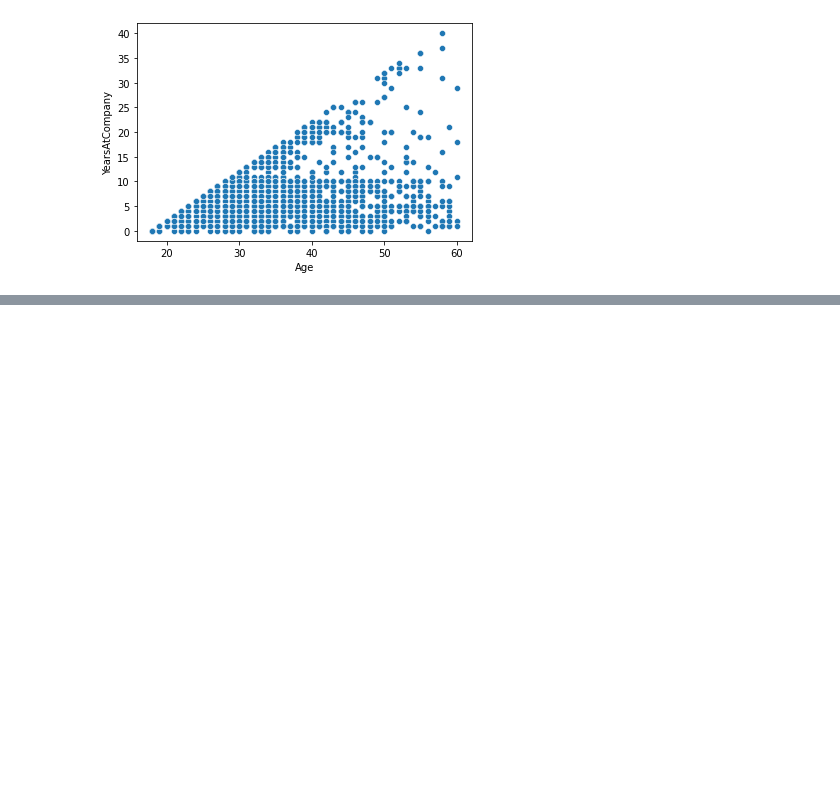
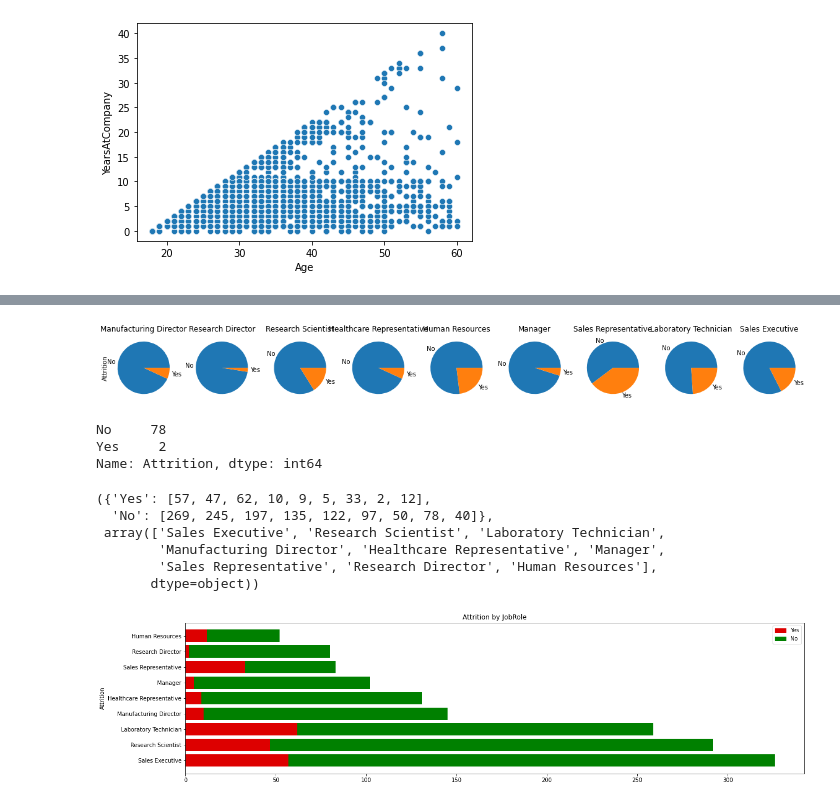
Before and after one commit to santokalayil/IBM_HR_Analytics_Employee_Attrition_and_Performance, a Jupyter notebook: IBM_HR_Analytics_Employee_Attrition_&_Performance.ipynb, the cells around one changed output, grey strips where cells are left out. Saved outputs shown, nothing was run; the diff lists cells and outputs as text; code cells hidden in the pictures; blank space fills up the shorter version.

```diff
--- a/IBM_HR_Analytics_Employee_Attrition_&_Performance.ipynb
+++ b/IBM_HR_Analytics_Employee_Attrition_&_Performance.ipynb
@@ -360,0 +298,52 @@ df.groupby('JobRole')['Attrition'].value_counts(normalize=True
+# %%
+data=df.groupby("JobRole")['Attrition'].value_counts(normalize=True)
+job_titles = set([idx[0] for idx in data.index])
+fig, axes = plt.subplots(nrows=1, ncols=len(job_titles))
+fig.set_figwidth(20)
+for i, job_title in enumerate(job_titles):
+    if i == 0:
+        data.loc[job_title].plot(kind='pie', ax=axes[i], title=job_title, ylabel='Attrition')
+    else:
+        data.loc[job_title].plot(kind='pie', ax=axes[i], title=job_title, ylabel='')
+# %% [output]
+[figure, added]
+# %%
+df[df.JobRole=="Research Director"].Attrition.value_counts()
+# %% [output]
+No     78
+Yes     2
+Name: Attrition, dtype: int64
+# %%
+bar_dict = dict()
+for answer in df.Attrition.unique():
+    bar_dict[answer] = []
+
+    job_roles = df.JobRole.unique()
+    for role in job_roles:
+        bar_dict[answer].append((df.groupby('Attrition').get_group(answer)['JobRole']==role).sum())
+bar_dict, job_roles
+# %% [output]
+({'Yes': [57, 47, 62, 10, 9, 5, 33, 2, 12],
+  'No': [269, 245, 197, 135, 122, 97, 50, 78, 40]},
+ array(['Sales Executive', 'Research Scientist', 'Laboratory Technician',
+        'Manufacturing Director', 'Healthcare Representative', 'Manager',
+        'Sales Representative', 'Research Director', 'Human Resources'],
+       dtype=object))
+# %%
+plt.figure(figsize=(20, 5))
+bar_width = 0.3
+plt.barh(job_roles, bar_dict['Yes'], color='#dd0000', ) # width=bar_width
+plt.barh(job_roles, bar_dict['No'], color='green', left=bar_dict['Yes']) # width=bar_width
+# labels and titles
+plt.ylabel("Attrition")
+# legend
+import matplotlib.patches as mpatches
+red_yes_patch = mpatches.Patch(color='#dd0000', label='Yes')
+green_no_patch = mpatches.Patch(color='green', label='No')
+plt.legend(handles=[red_yes_patch,green_no_patch], loc='best',)
+title = "Attrition by JobRole"
+plt.title(title)
+plt.savefig(f"{title.lower().replace(' ', '_')}.png")
+plt.show()
+# %% [output]
+[figure, added]
```
Also changed, not shown: parts of 18 cells of this notebook.
